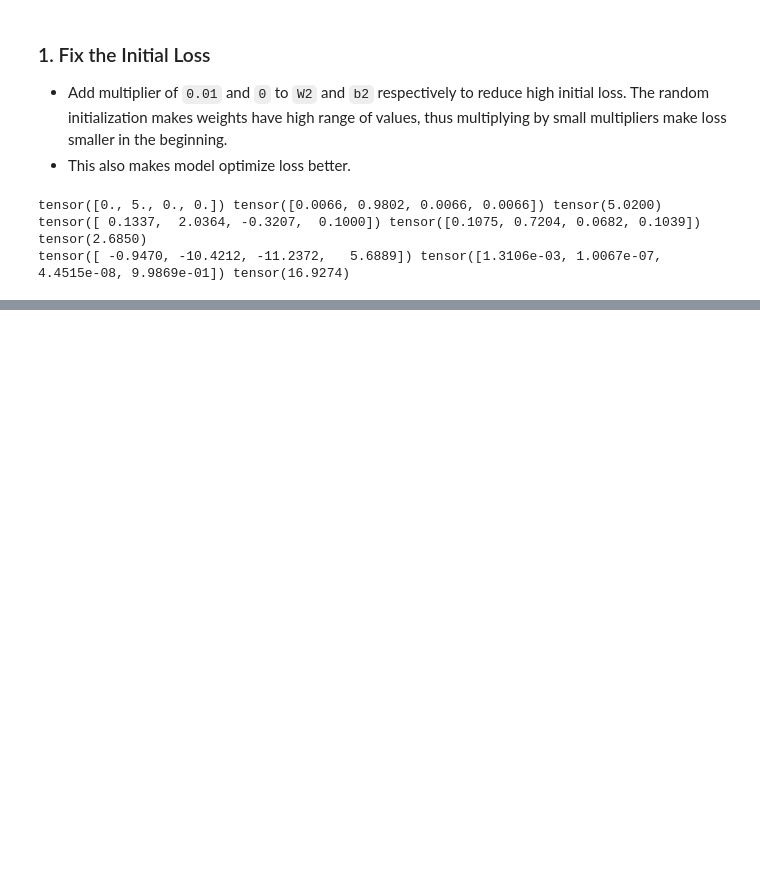
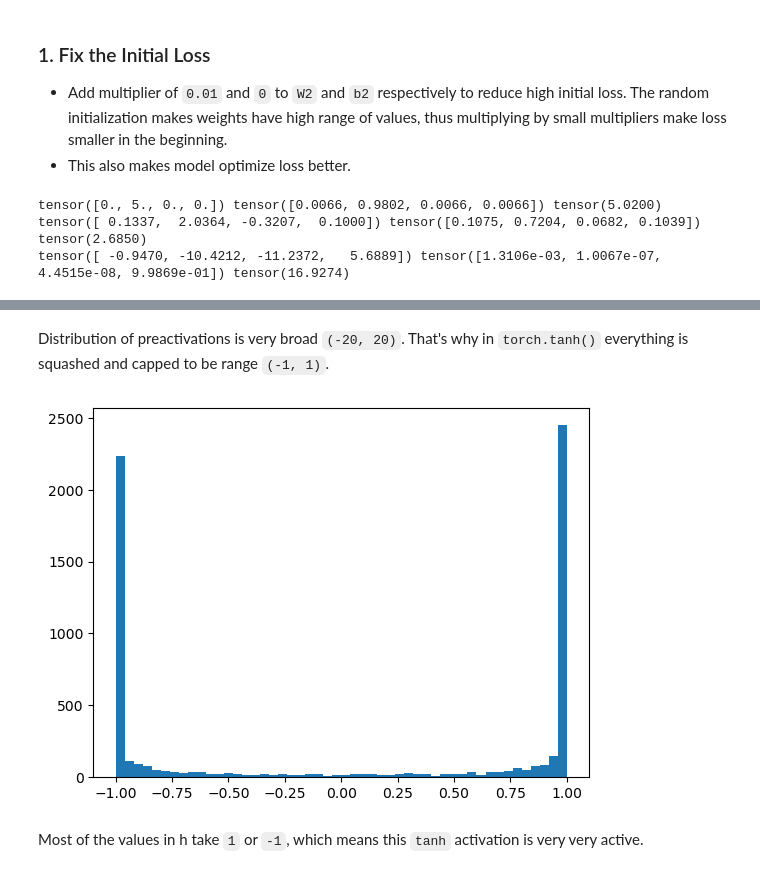
Before and after one commit to blackbird71SR/CharacterLLMs, a Jupyter notebook: build_makemore_part2.ipynb, the cells around one changed output, grey strips where cells are left out. Cells and saved outputs as stored; diff of their text form; code cells hidden in the pictures; blank space fills up the shorter version.

```diff
--- a/build_makemore_part2.ipynb
+++ b/build_makemore_part2.ipynb
@@ -230,0 +278,8 @@ tensor([ -0.9470, -10.4212, -11.2372,   5.6889]) tensor([1.3106e-03, 1.0067e-07,
+# %% [markdown]
+Distribution of preactivations is very broad `(-20, 20)`. That's why in `torch.tanh()` everything is squashed and capped to be range `(-1, 1)`.
+# %%
+plt.hist(h.view(-1).tolist(), 50);
+# %% [output]
+[figure, added]
+# %% [markdown]
+Most of the values in h take `1` or `-1`, which means this `tanh` activation is very very active.
```
Also changed, not shown: parts of 4 cells of this notebook.
